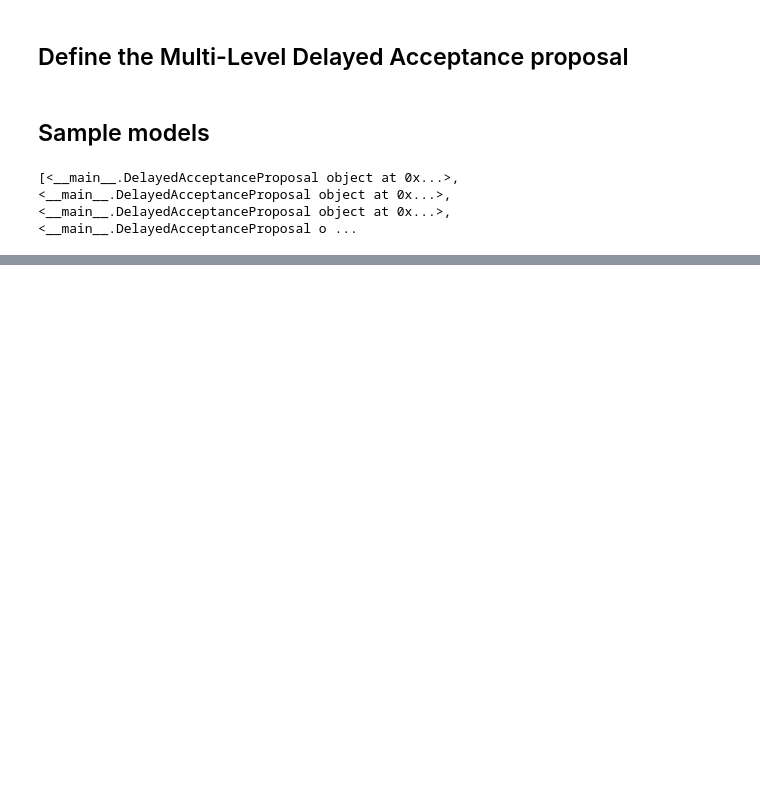
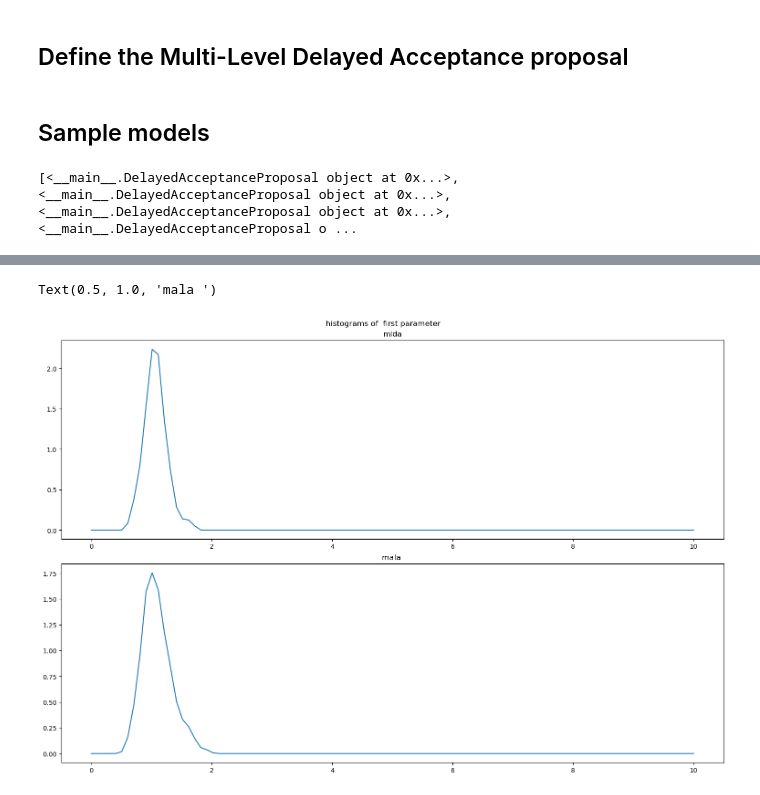
Before and after one commit to kluthning/ModSim-Internship, a Jupyter notebook: MLDA-Implementation/mlda.ipynb, the cells around one changed output, grey strips where cells are left out. Saved outputs shown, nothing was run; the diff lists cells and outputs as text; code cells hidden in the pictures; blank space fills up the shorter version.

```diff
--- a/MLDA-Implementation/mlda.ipynb
+++ b/MLDA-Implementation/mlda.ipynb
@@ -239,0 +216,18 @@ plt.grid()
+# %%
+mlda_run = mlda_samples[0,n_burnin:,:]
+test_run  = test_samples[0,n_burnin:,:]
+
+mlda_density = stats.gaussian_kde(mlda_run[:,3],bw_method = "silverman")
+test_density = stats.gaussian_kde(test_run[:,3], bw_method = "silverman")
+
+x_vals = np.linspace(0,10,100)
+
+fig , (ax1,ax2) = plt.subplots(2,1, figsize = (15,10), layout="constrained")
+fig.suptitle("histograms of  first parameter")
+ax1.set_title("mlda")
+ax1.plot(x_vals, mlda_density(x_vals))
+ax2.plot(x_vals, test_density(x_vals))
+ax2.set_title("mala ")
+# %% [output]
+Text(0.5, 1.0, 'mala ')
+[figure, added]
```
Also changed, not shown: parts of 15 cells of this notebook.
